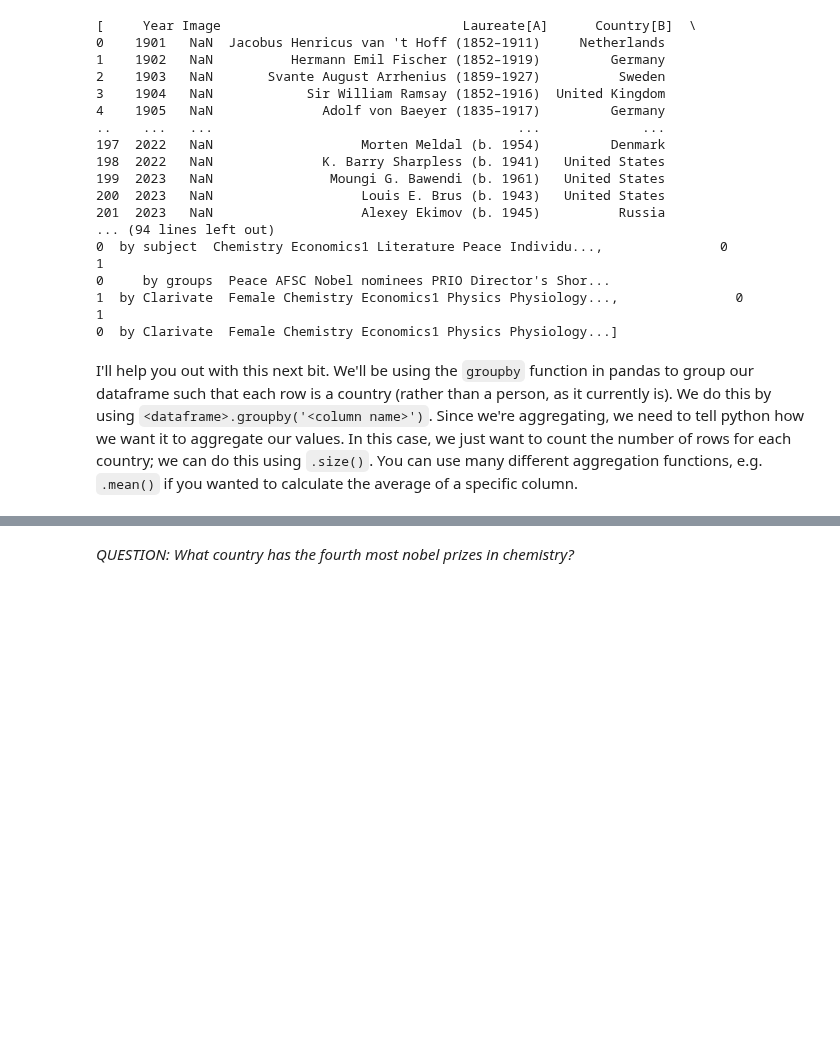
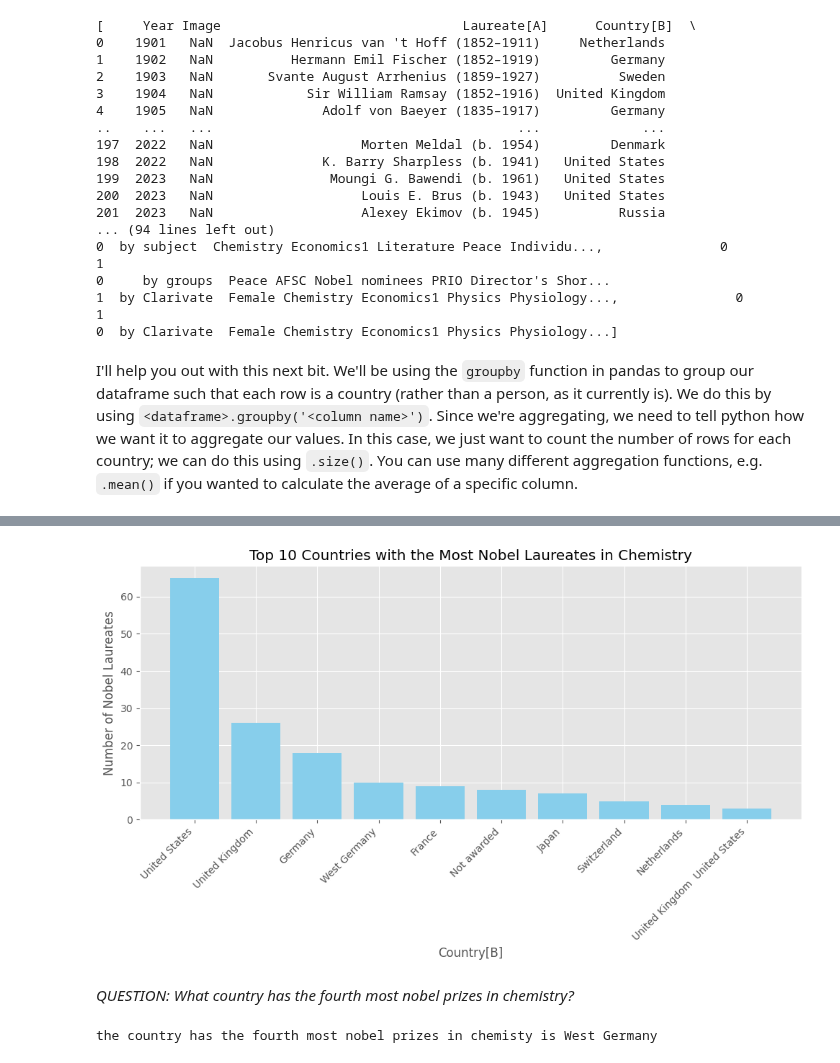
Before and after one commit to wilsonliu222/QM-2, a Jupyter notebook: notebooks/W02. Pandas.ipynb, the cells around one changed output, grey strips where cells are left out. Drawn from its saved outputs; the diff is of its cells as text; code cells hidden in the pictures; blank space fills up the shorter version.

```diff
--- a/notebooks/W02. Pandas.ipynb
+++ b/notebooks/W02. Pandas.ipynb
@@ -489,2 +486,36 @@ KeyError: ignored
+# %%
+import pandas as pd
+import matplotlib.pyplot as plt
+
+# Step 1: Read the HTML table from the Wikipedia URL
+url = 'https://en.wikipedia.org/wiki/List_of_Nobel_laureates_in_Chemistry'
+table = pd.read_html(url)
+
+chem_tables = table
+chem = chem_tables[0]
+
+# Step 3: Group by "Country[B]" and count the number of Nobel laureates
+country_counts = chem.groupby('Country[B]').size().sort_values(ascending=False).reset_index(name='NobelCount')
+
+# Step 4: Sort the DataFrame to get the top 10 countries
+top_10_countries = country_counts.head(10)
+
+# Step 5: Create a plot using matplotlib
+plt.figure(figsize=(10, 6))
+plt.bar(top_10_countries['Country[B]'], top_10_countries['NobelCount'], color='skyblue')
+plt.title('Top 10 Countries with the Most Nobel Laureates in Chemistry')
+plt.xlabel('Country[B]')
+plt.ylabel('Number of Nobel Laureates')
+plt.xticks(rotation=45, ha='right')
+plt.tight_layout()
+
+# Display the plot
+plt.show()
+# %% [output]
+[figure, added]
 # %% [markdown]
 *QUESTION: What country has the fourth most nobel prizes in chemistry?*
+# %%
+print("the country has the fourth most nobel prizes in chemisty is West Germany")
+# %% [output]
+the country has the fourth most nobel prizes in chemisty is West Germany
```
Also changed, not shown: parts of 1 cell of this notebook.
